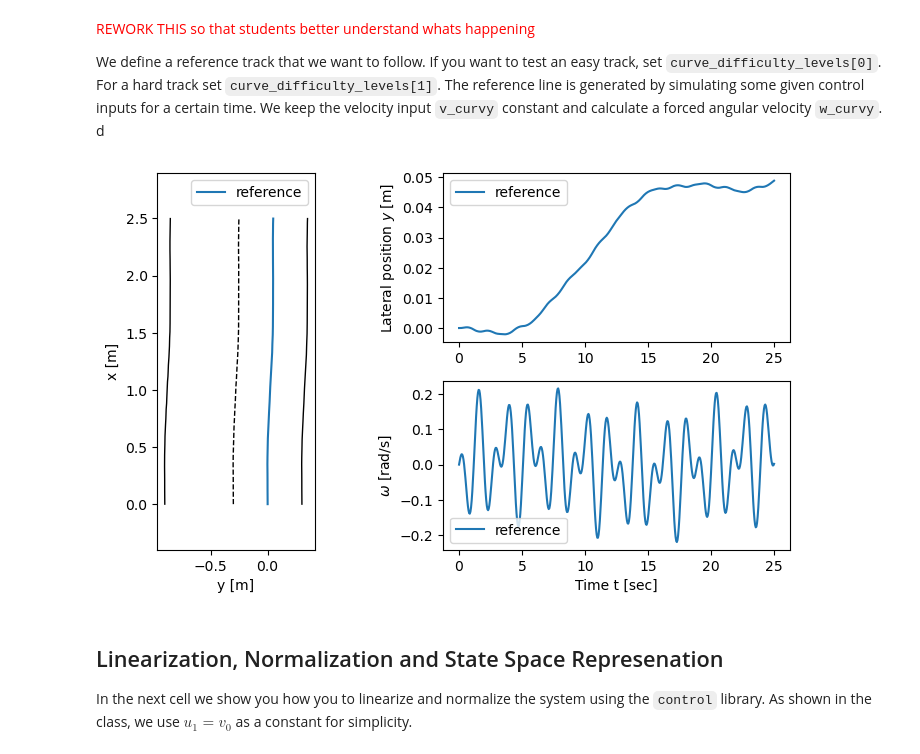
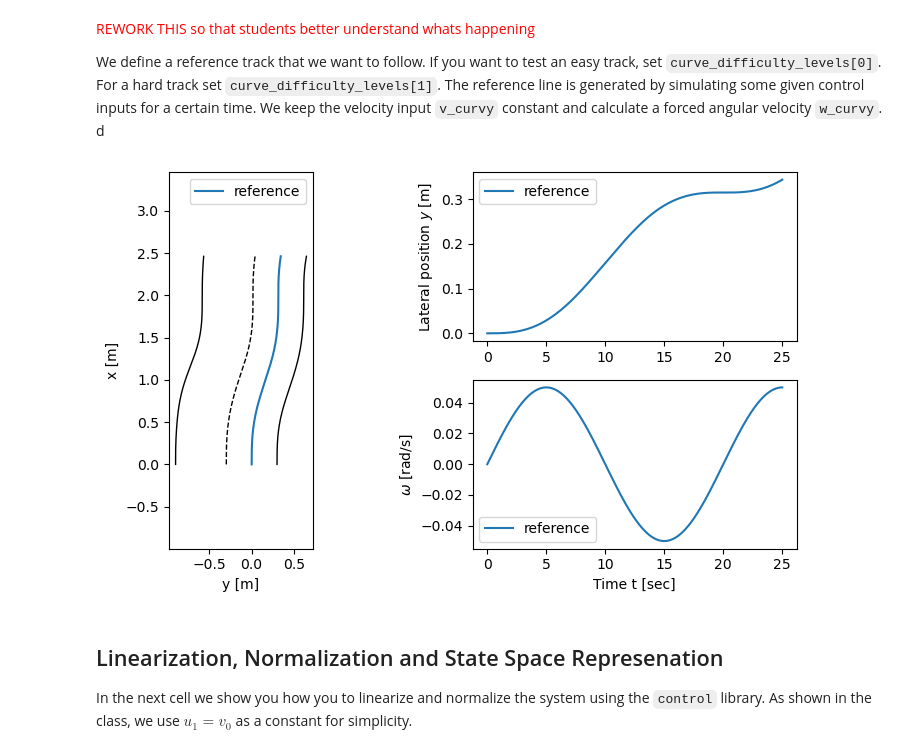
Before and after one commit to idsc-frazzoli/CS2-2024-notebooks, a Jupyter notebook: ps04_new/CSII_2024_state_feedback_lqr.ipynb, the cells around one changed output. Drawn from its saved outputs; the diff is of its cells as text; code cells hidden in the pictures.

Commit message:
added curvy tracking graph

```diff
--- a/ps04_new/CSII_2024_state_feedback_lqr.ipynb
+++ b/ps04_new/CSII_2024_state_feedback_lqr.ipynb
@@ -235,23 +235,23 @@ We define a reference track that we want to follow. If you want to test an easy
 # %%
 # Control inputs
 curve_difficulty_levels = ['easy', 'hard']
-curve_difficulty = curve_difficulty_levels[1]
+curve_difficulty = curve_difficulty_levels[0]
 T_curvy = np.linspace(0, 25, 500)
 v_curvy = v0*np.ones(T_curvy.shape)
 if curve_difficulty=='easy':
-    w_curvy = 0.025*np.sin(T_curvy*np.pi/50)
+    w_curvy = 0.05*np.sin(T_curvy*np.pi/10)
 elif curve_difficulty=='hard':
-    w_curvy = 0.2*np.sin(T_curvy)*np.cos(4*T_curvy) + 0.025*np.sin(T_curvy*np.pi/10)
+    w_curvy = 0.025*np.sin(T_curvy)*np.cos(4*T_curvy) + 0.025*np.sin(T_curvy*np.pi/10)
 u_curvy = [v_curvy, w_curvy]
 X0_curvy = [0, 0, 0]
 
 # Simulate the system + estimator
 t_curvy, y_curvy, x_curvy = ct.input_output_response(
     duckiebot, T_curvy, u_curvy, X0_curvy, params=duckie_params, return_x=True)
 
 plot_track(y_curvy[0], y_curvy[1], x_curvy[2], t_curvy, w_curvy)
 # %% [output]
-[figure, old version]
+[figure, new version]
 # %% [markdown]
 ## Linearization, Normalization and State Space Represenation
 
```
Also changed, not shown: parts of 10 cells of this notebook.
